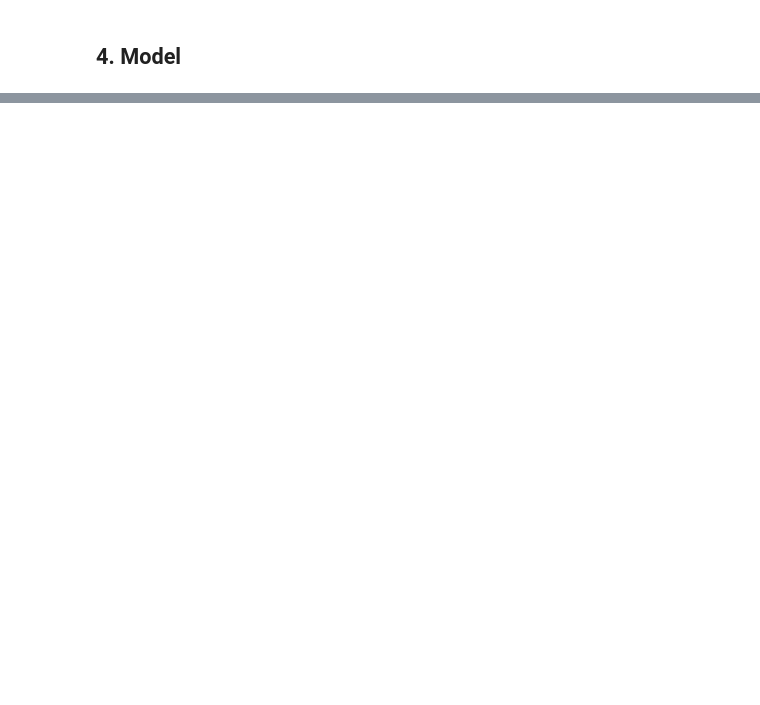
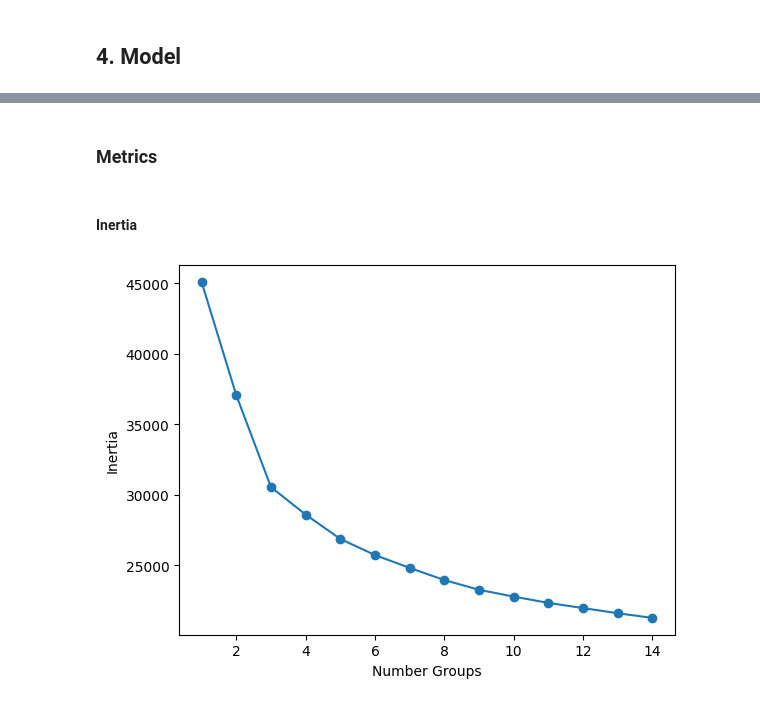
Before and after one commit to Juanes1103/Unsupervised-Learning-Model-for-Phishing, a Jupyter notebook: FinalModel/clustering_model.ipynb, the cells around one changed output, grey strips where cells are left out. Cells and saved outputs as stored; diff of their text form; code cells hidden in the pictures; blank space fills up the shorter version.

```diff
--- a/FinalModel/clustering_model.ipynb
+++ b/FinalModel/clustering_model.ipynb
@@ -315,0 +454,17 @@ print(X.shape)
+# %% [markdown]
+### Metrics
+# %% [markdown]
+#### Inertia
+# %%
+inertia = []
+for i in range(1, 15):
+    km = KMeans(n_clusters=i, n_init=25, random_state=17, algorithm='elkan', tol=1e-7)
+    km.fit(X)
+    inertia.append(km.inertia_)
+
+plt.plot(range(1,15), inertia, marker='o')
+plt.xlabel("Number Groups")
+plt.ylabel("Inertia")
+plt.show()
+# %% [output]
+[figure, added]
```
Also changed, not shown: parts of 41 cells of this notebook.
